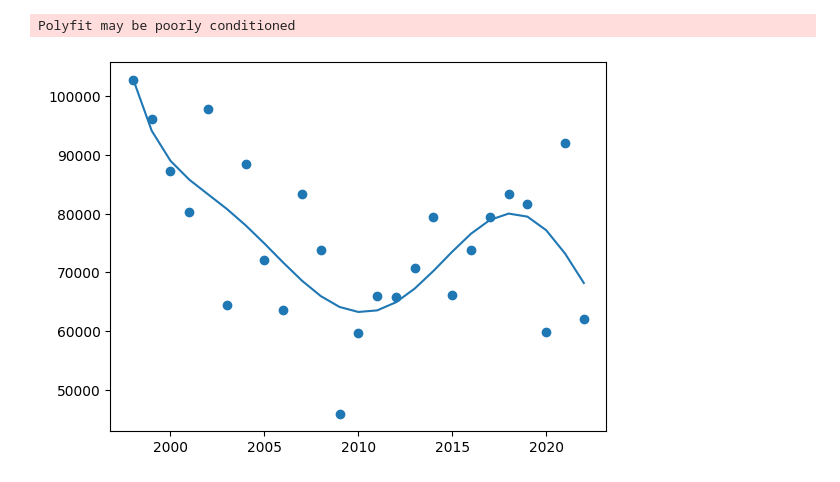
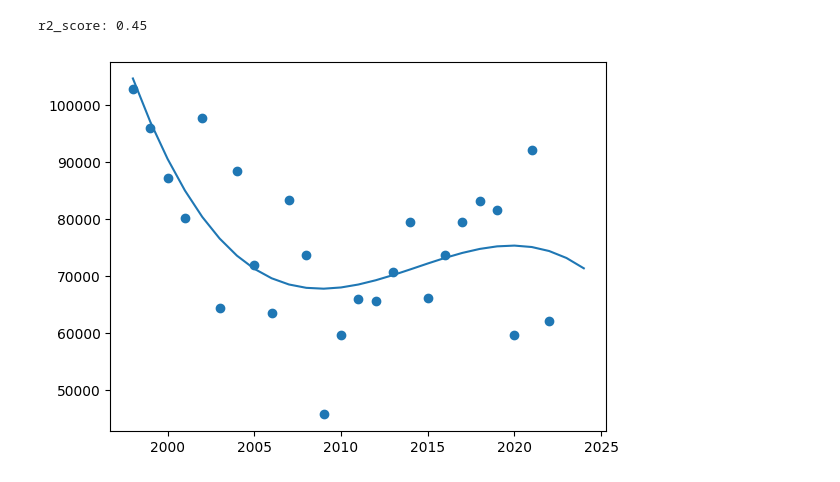
Before and after one commit to ALbertE03/data_product, a Jupyter notebook: predict.ipynb, the cells around one changed output. Saved outputs shown, nothing was run; the diff lists cells and outputs as text; code cells hidden in the pictures.

Commit message:
predict

```diff
--- a/predict.ipynb
+++ b/predict.ipynb
@@ -1,44 +1,43 @@
 # %%
-
-from charts.graficas_plotly import miles_peso_
+##############################################################
+#  imports
+##############################################################
+from charts.graficas_plotly import miles_peso_, grupos_exp_real,peces
 import matplotlib.pyplot as plt
 import numpy as np
+from sklearn.preprocessing import PolynomialFeatures
+from sklearn.linear_model import LinearRegression
+from sklearn.metrics import r2_score
+##############################################################
+# predecir el precio en millones de pesos del pescado en exportaciones (total)
+##############################################################
+
+años =np.array([x for x in range(1998,2023)]).reshape(-1,1)
+sumap1 = miles_peso_.T.loc['Pescado y marisco fresco y congelado']
+sumap2 = miles_peso_.T.loc['Pescado y marisco en conserva']
+valores = np.array(sumap1+sumap2)
+
+degree=3
+poly_feature =PolynomialFeatures(degree=degree,include_bias=False)
+
+x_poly = poly_feature.fit_transform(años)
+
+model = LinearRegression()
+model.fit(x_poly,valores)
 
 
-años =[x for x in range(1998,2023)]
-ann = [x for x in range(1998,2023)]
-sumap1 = miles_peso_.T.loc['Pescado y marisco fresco y congelado']
-sumap2 = miles_peso_.T.loc['Pescado y marisco en conserva']
-valores = list(sumap1+sumap2)
+y= model.predict(x_poly)
+r2 = r2_score(valores,y)
+print(f"r2_score: {r2:.2f}")
 
-l = np.polyfit(años,valores,len(valores)-1)
-funcion = np.poly1d(l)
-valores1 = funcion(ann)
+pre = np.array([[2023],[2024]])
+x_future = poly_feature.transform(pre)
+predict = model.predict(x_future)
 
-
+aaa=list(y)+list(predict)
 plt.scatter(años,valores)
-plt.plot(ann,valores1)
-
+plt.plot([x for x in range(1998,2025)],aaa)
 plt.show()
-
-#errores
-reales = np.array(valores)
-aprox = np.array(valores1)
-
-error_absoluto = np.abs(reales-aprox)
-error_relativo  = error_absoluto/ np.abs(reales)
-mse = np.mean((reales - aprox)**2)
-rmse = np.sqrt(mse)
-mae = np.mean(error_absoluto)
-
-
-
-
-print(error_absoluto ,"errores absoluto\n")
-print(error_relativo, 'errores relativo\n')
-print(mse,'error cuadrático medio\n')
-print(rmse,'raiz del error cuadrático medio\n')
-print(mae,'error absoluto medio\n')
 # %% [output]
-Polyfit may be poorly conditioned
+r2_score: 0.45
-[figure, old version]
+[figure, new version]
```
Also changed, not shown: parts of 26 cells of this notebook, 4 other files.
